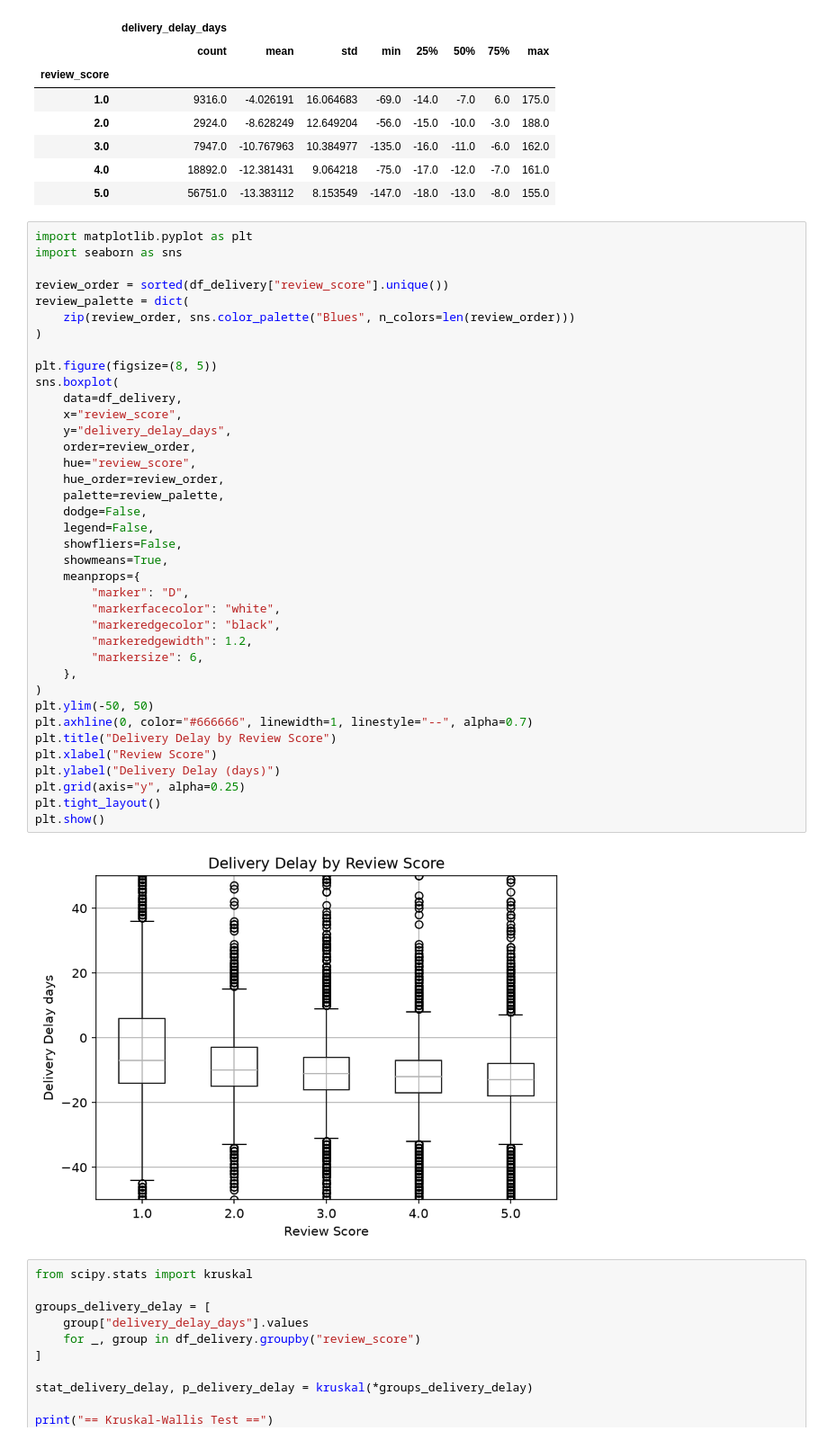
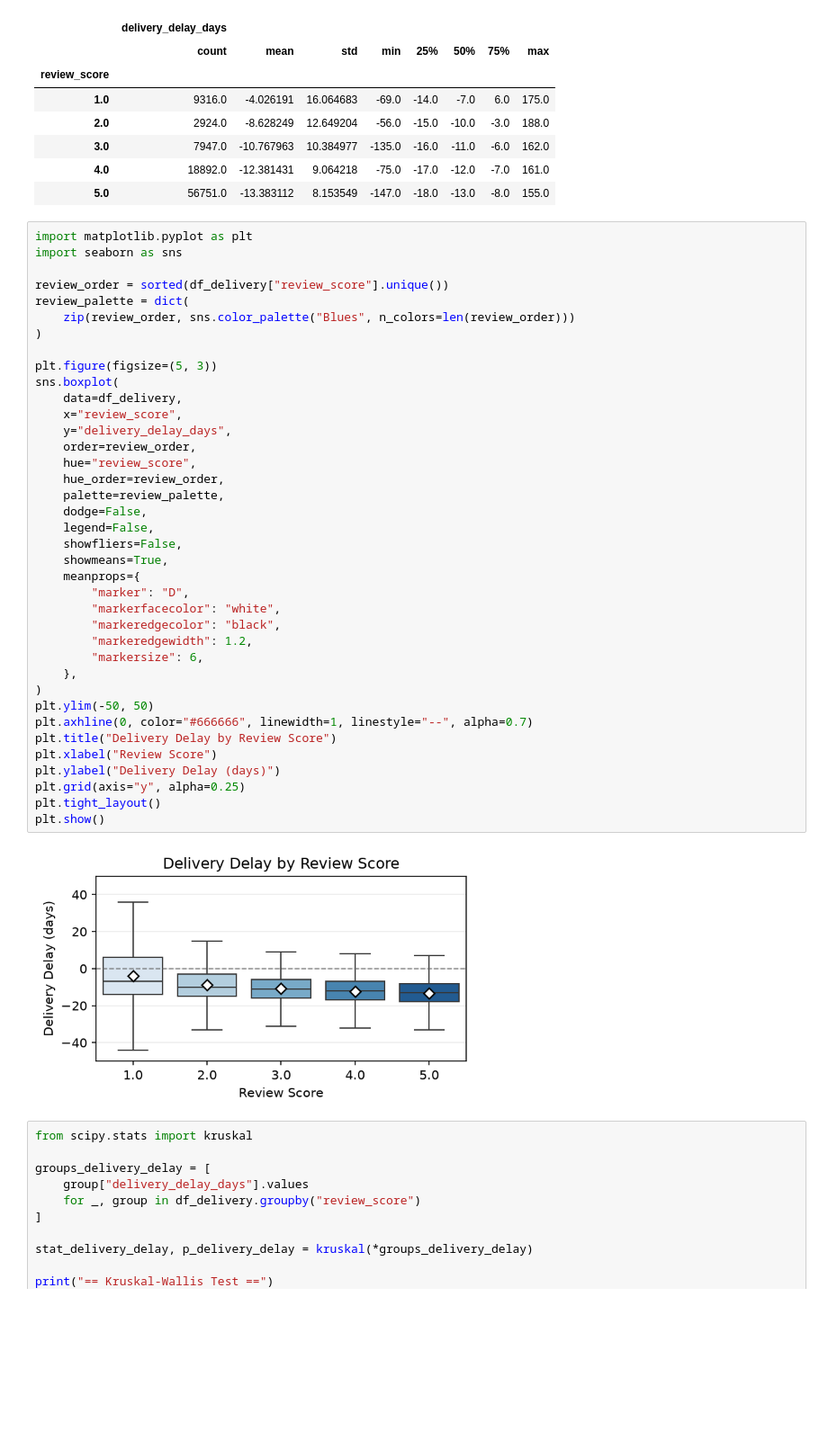
Before and after one commit to RyoShimoda/AWS_Python_data_analysis, a Jupyter notebook: notebooks/review_delivery_analysis.ipynb, the cells around one changed output. Shown at 90% size. Saved outputs shown, nothing was run; the diff lists cells and outputs as text; blank space fills up the shorter version.

```diff
--- a/notebooks/review_delivery_analysis.ipynb
+++ b/notebooks/review_delivery_analysis.ipynb
@@ -43,37 +43,37 @@ review_palette = dict(
     zip(review_order, sns.color_palette("Blues", n_colors=len(review_order)))
 )
 
-plt.figure(figsize=(8, 5))
+plt.figure(figsize=(5, 3))
 sns.boxplot(
     data=df_delivery,
     x="review_score",
     y="delivery_delay_days",
     order=review_order,
     hue="review_score",
     hue_order=review_order,
     palette=review_palette,
     dodge=False,
     legend=False,
     showfliers=False,
     showmeans=True,
     meanprops={
         "marker": "D",
         "markerfacecolor": "white",
         "markeredgecolor": "black",
         "markeredgewidth": 1.2,
         "markersize": 6,
     },
 )
 plt.ylim(-50, 50)
 plt.axhline(0, color="#666666", linewidth=1, linestyle="--", alpha=0.7)
 plt.title("Delivery Delay by Review Score")
 plt.xlabel("Review Score")
 plt.ylabel("Delivery Delay (days)")
 plt.grid(axis="y", alpha=0.25)
 plt.tight_layout()
 plt.show()
 # %% [output]
-[figure, old version]
+[figure, new version]
 # %%
 from scipy.stats import kruskal
 
```
Also changed, not shown: 3 other files.
